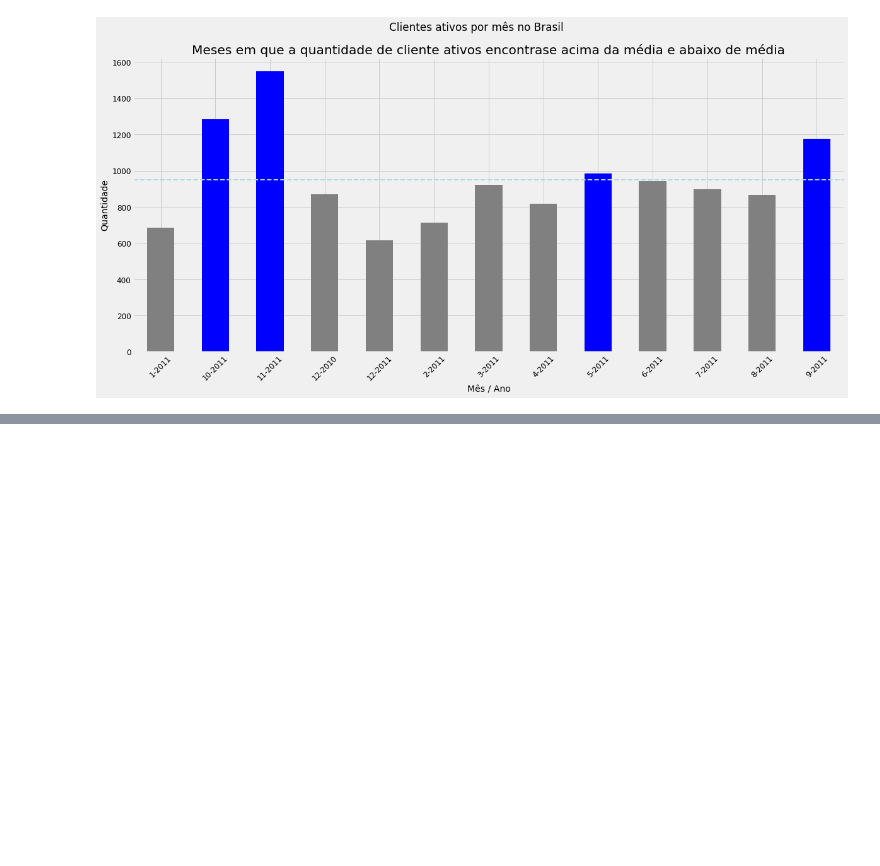
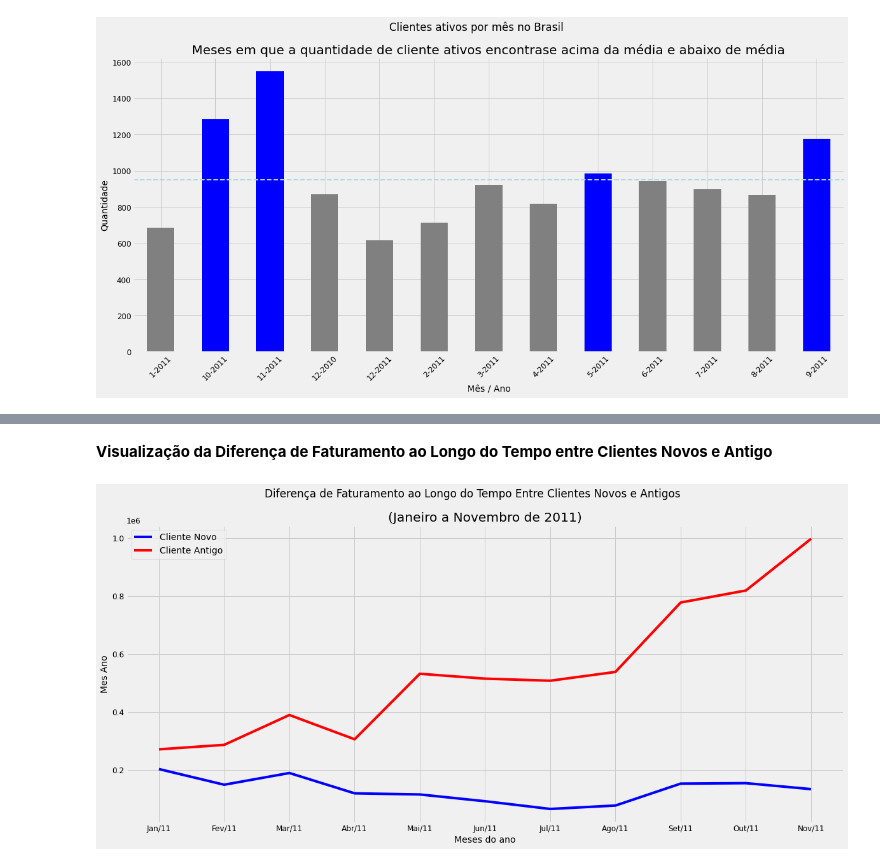
Before and after one commit to rodolffoterra/Project_KPIs, a Jupyter notebook: Project_KPIs.ipynb, the cells around one changed output, grey strips where cells are left out. Saved outputs shown, nothing was run; the diff lists cells and outputs as text; code cells hidden in the pictures; blank space fills up the shorter version.

```diff
--- a/Project_KPIs.ipynb
+++ b/Project_KPIs.ipynb
@@ -555,0 +651,5 @@ plt.xticks(rotation=45)
+# %%
+# An old customer is one whose purchase volume in the month is greater than the minimum volume
+# If true, we change the UserType column to "Old" and if not, we keep it as "New"
+
+dados_compras.loc[dados_compras['AnoMes'] > dados_compras['Mes_Menor_Compra_Mensal'], 'TipoUsuario'] = 'Antigo'
@@ -555,0 +662,6 @@ plt.xticks(rotation=45)
+# %%
+# Now we calculate billing by user type per month
+df_faturamento_user_mes = dados_compras.groupby(['AnoMes', 'TipoUsuario'])['Faturamento'].sum().reset_index()
+# %%
+# We removed the month 12 of 2011 because we don't have enough data
+df_faturamento_user_mes = df_faturamento_user_mes.query("AnoMes != 201012 and AnoMes != 201112")
@@ -555,0 +689,25 @@ plt.xticks(rotation=45)
+# %%
+cliente_novo = df_faturamento_user_mes.query("TipoUsuario == 'Novo' ").reset_index(drop = True)
+cliente_antigo = df_faturamento_user_mes.query("TipoUsuario == 'Antigo' ").reset_index(drop = True)
+# %% [markdown]
+**Visualização da Diferença de Faturamento ao Longo do Tempo entre Clientes Novos e Antigo**
+# %%
+# Plot
+plt.title('Diferença de Faturamento ao Longo do Tempo Entre Clientes Novos e Antigos')
+plt.plot(cliente_novo['Faturamento'],  color = "blue")
+plt.plot(cliente_antigo['Faturamento'],  color = "red")
+
+plt.xlabel('Data')
+plt.ylabel('')
+plt.legend(("Cliente Novo",'Cliente Antigo'), loc='upper left')
+
+
+meses = ['Jan/11','Fev/11','Mar/11','Abr/11','Mai/11','Jun/11','Jul/11','Ago/11','Set/11','Out/11','Nov/11']
+plt.xticks([x for x in range(11)], meses)
+plt.suptitle('Diferença de Faturamento ao Longo do Tempo Entre Clientes Novos e Antigos')
+plt.title("(Janeiro a Novembro de 2011)")
+plt.xlabel("Meses do ano")
+plt.ylabel("Mes Ano")
+plt.show()
+# %% [output]
+[figure, added]
```
Also changed, not shown: parts of 17 cells of this notebook.
